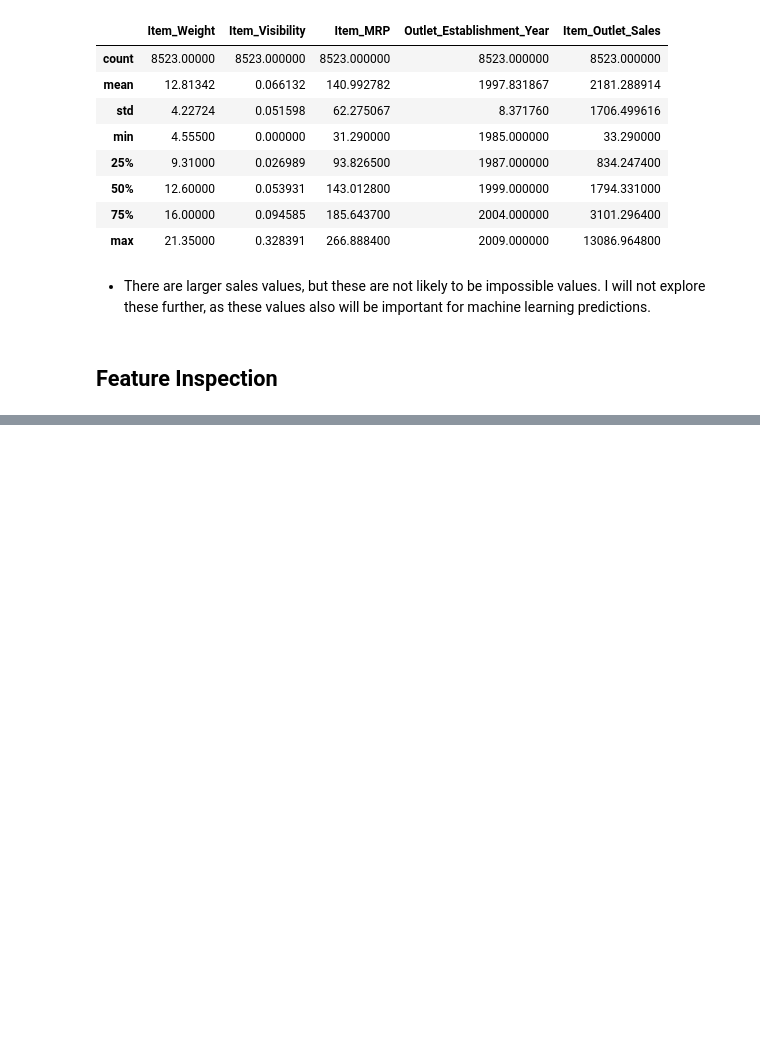
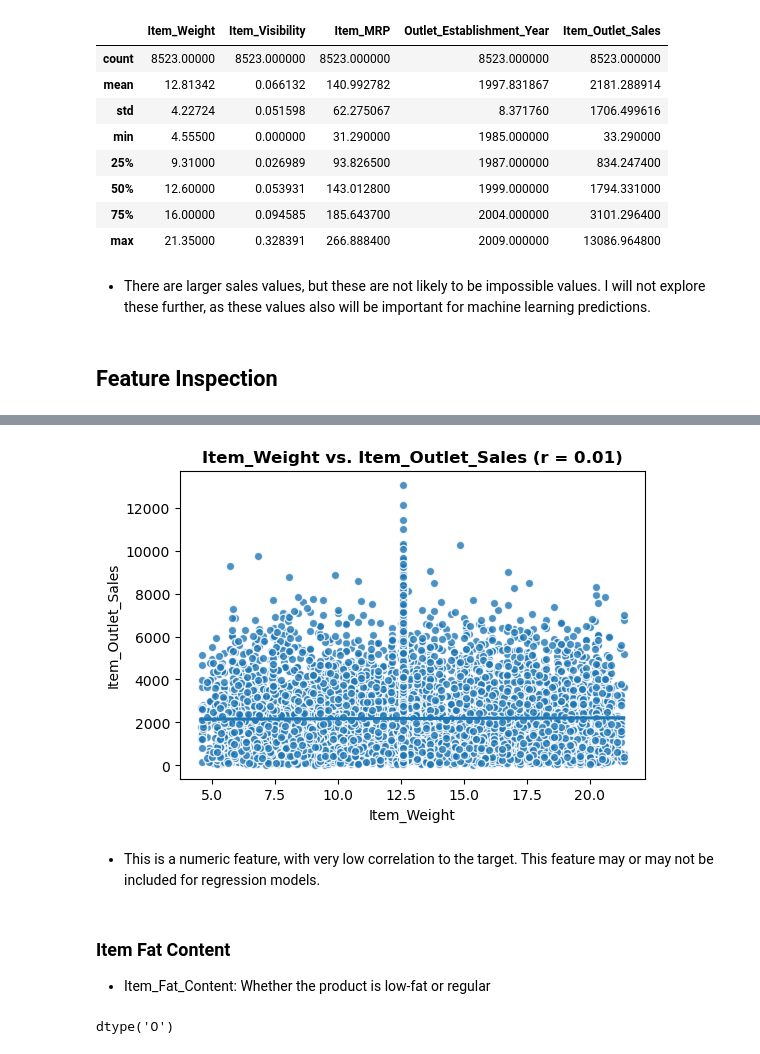
Before and after one commit to krisbarbier/Sales-Predictions, a Jupyter notebook: Sales Predictions - EDA.ipynb, the cells around one changed output, grey strips where cells are left out. Cells and saved outputs as stored; diff of their text form; code cells hidden in the pictures; blank space fills up the shorter version.

```diff
--- a/Sales Predictions - EDA.ipynb
+++ b/Sales Predictions - EDA.ipynb
@@ -403,0 +447,16 @@ df.describe()
+# %%
+#Call multivariate function
+plot_numeric_vs_target(df, 'Item_Weight');
+# %% [output]
+[figure, added]
+# %% [markdown]
+- This is a numeric feature, with very low correlation to the target. This feature may or may not be included for regression models.
+# %% [markdown]
+### Item Fat Content
+
+- Item_Fat_Content: Whether the product is low-fat or regular
+# %%
+#Determine data type
+df['Item_Fat_Content'].dtype
+# %% [output]
+dtype('O')
```
Also changed, not shown: parts of 55 cells of this notebook.
